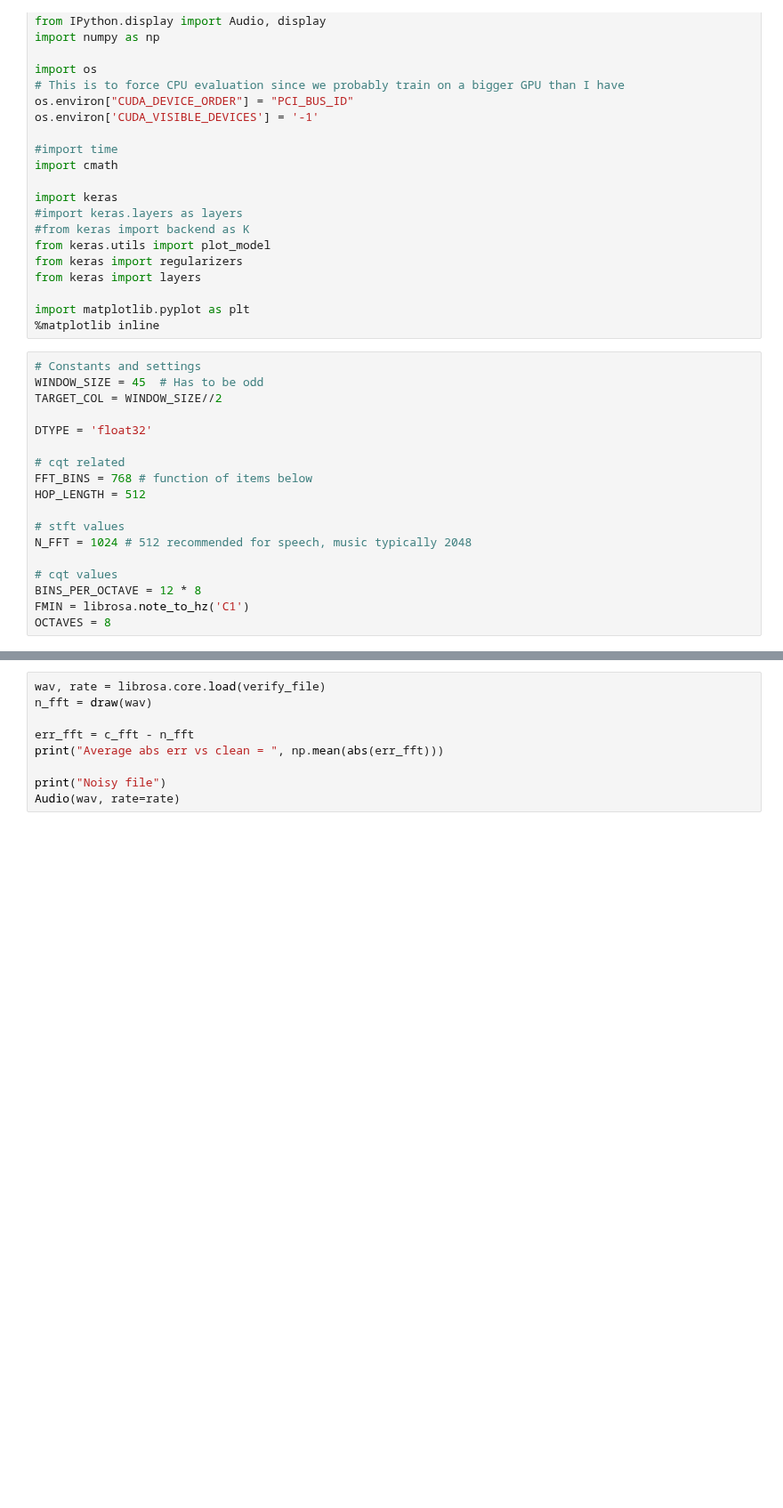
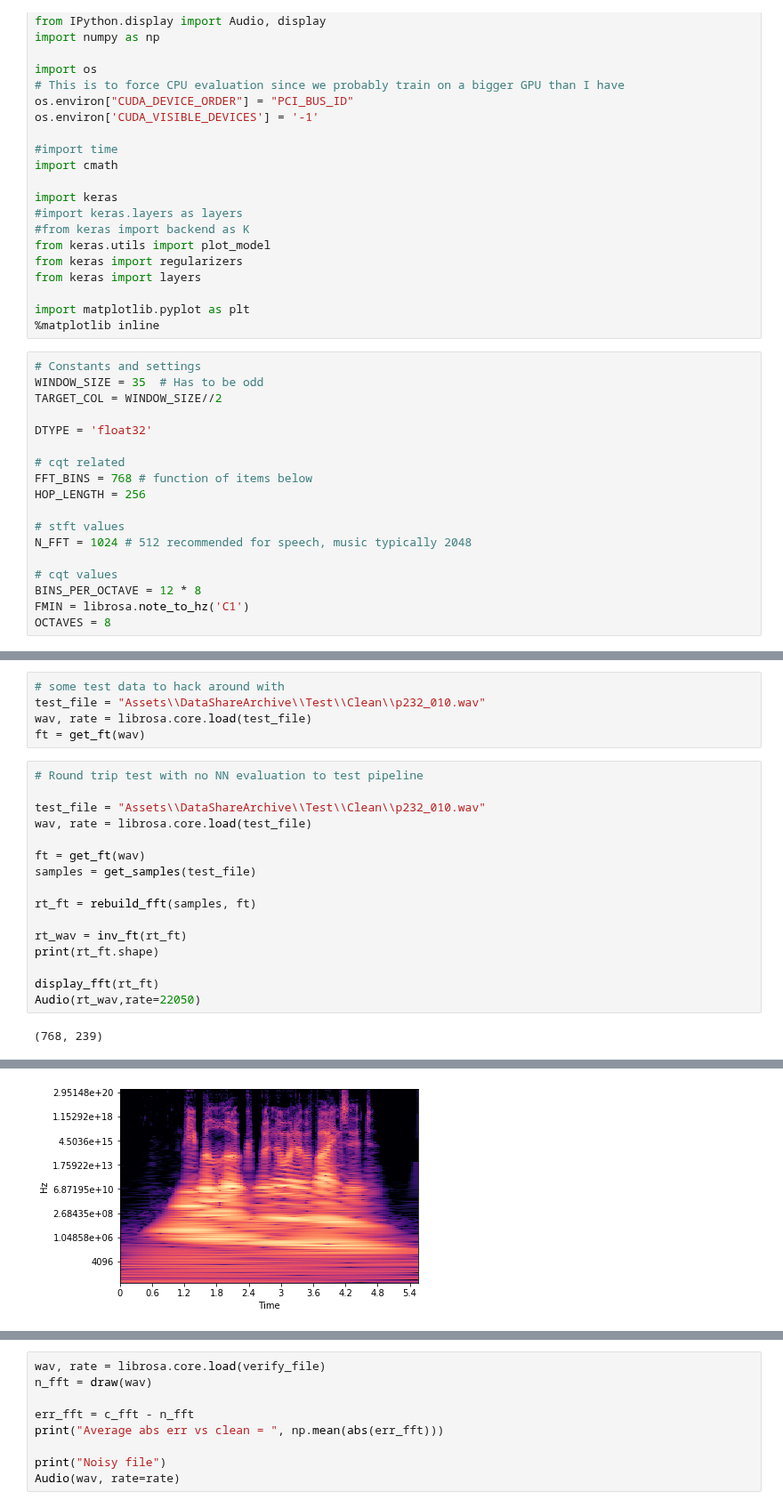
Before and after one commit to dweih/AudioCleaning, a Jupyter notebook: NN Audio Separation Evaluation.ipynb, the cells around one changed output, grey strips where cells are left out. Shown at 89% size. Drawn from its saved outputs; the diff is of its cells as text; blank space fills up the shorter version.

Commit message:
Clean ups and switching to window 55 and hop size 256 from 512 since that failed basic round trip quality

```diff
--- a/NN Audio Separation Evaluation.ipynb
+++ b/NN Audio Separation Evaluation.ipynb
@@ -25,14 +25,14 @@ import matplotlib.pyplot as plt
 %matplotlib inline
 # %%
 # Constants and settings
-WINDOW_SIZE = 45  # Has to be odd
+WINDOW_SIZE = 35  # Has to be odd
 TARGET_COL = WINDOW_SIZE//2
 
 DTYPE = 'float32'
 
 # cqt related
 FFT_BINS = 768 # function of items below
-HOP_LENGTH = 512
+HOP_LENGTH = 256
 
 # stft values
 N_FFT = 1024 # 512 recommended for speech, music typically 2048
@@ -71,0 +97,23 @@ def inv_ft(ft):
+# %%
+# some test data to hack around with
+test_file = "Assets\\DataShareArchive\\Test\\Clean\\p232_010.wav"
+wav, rate = librosa.core.load(test_file)
+ft = get_ft(wav)
+# %%
+# Round trip test with no NN evaluation to test pipeline
+
+test_file = "Assets\\DataShareArchive\\Test\\Clean\\p232_010.wav"
+wav, rate = librosa.core.load(test_file)
+
+ft = get_ft(wav)
+samples = get_samples(test_file)
+
+rt_ft = rebuild_fft(samples, ft)
+
+rt_wav = inv_ft(rt_ft)
+print(rt_ft.shape)
+
+display_fft(rt_ft)
+Audio(rt_wav,rate=22050)
+# %% [output]
+(768, 239)
@@ -72 +121,2 @@ def inv_ft(ft):
+[figure, added]
 # %%
```
Also changed, not shown: parts of 8 cells of this notebook, 2 other files.
